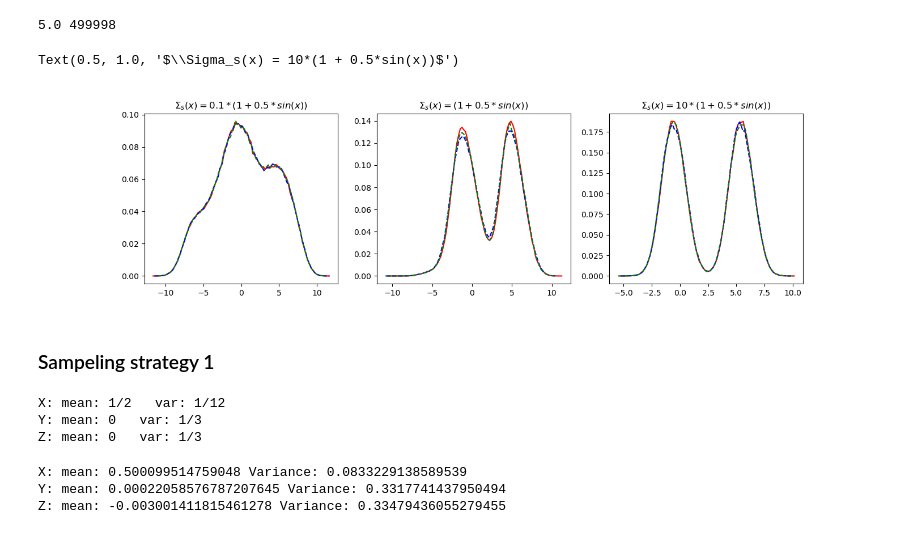
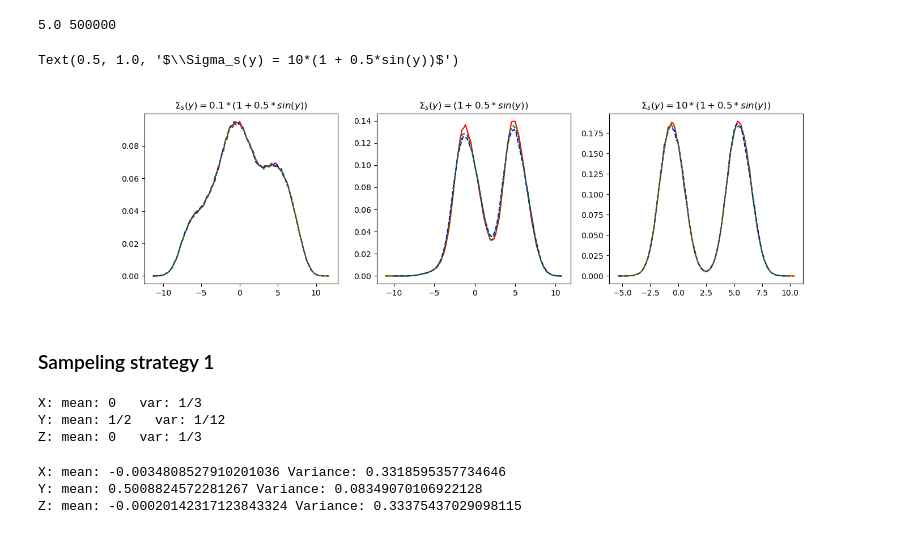
Before and after one commit to KlaasWillems/electronTransportCode, a Jupyter notebook: numericalExperiments/KDMCTest/AdvectionTest/AdvectionTest.ipynb, the cells around one changed output. Saved outputs shown, nothing was run; the diff lists cells and outputs as text; code cells hidden in the pictures.

Commit message:
fixed ds != eSource bug

```diff
--- a/numericalExperiments/KDMCTest/AdvectionTest/AdvectionTest.ipynb
+++ b/numericalExperiments/KDMCTest/AdvectionTest/AdvectionTest.ipynb
@@ -27,12 +27,12 @@ if SIM:
     simDomain = SimulationDomain(ymin, ymax, zmin, zmax, ybins, zbins, material=unitDensityMaterial)
 
     # Set up initial conditions
-    NB_PARTICLES = 20000
+    NB_PARTICLES = 5000
     eSource: float = 1.0  # dummy
     SEED: int = 4  # Random number generator seed
-    pointSourceSim = KDTestSource(minEnergy=0.0, rngSeed=SEED, eSource=eSource)
+    pointSourceSim = KDTestSource(minEnergy=0.0, rngSeed=SEED, eSource=eSource, dir='y')
 
-    scatteringRate1 = '0.1*(1 + 0.5*sin(x))'; scatteringRate2 = '(1 + 0.5*sin(x))'; scatteringRate3 = '10*(1 + 0.5*sin(x))'
+    scatteringRate1 = '0.1*(1 + 0.5*sin(y))'; scatteringRate2 = '(1 + 0.5*sin(y))'; scatteringRate3 = '10*(1 + 0.5*sin(y))'
 
     sp = 1.0
     particle1 = DiffusionTestParticlev2(Es=scatteringRate1, sp=sp)
@@ -43,16 +43,16 @@ if SIM:
     particleTracerKD1 = KDMC(particle=None, simOptions=pointSourceSim, simDomain=simDomain, dS = eSource)  # stepsize is final time!
     particleTracerKD2 = KDMC(particle=None, simOptions=pointSourceSim, simDomain=simDomain, dS = eSource/2)
 
-    TrackEndEstimatorK1 = TrackEndEstimator(simDomain, nb_particles=NB_PARTICLES, setting='x')
-    TrackEndEstimatorK2 = TrackEndEstimator(simDomain, nb_particles=NB_PARTICLES, setting='x')
-    TrackEndEstimatorK3 = TrackEndEstimator(simDomain, nb_particles=NB_PARTICLES, setting='x')
+    TrackEndEstimatorK1 = TrackEndEstimator(simDomain, nb_particles=NB_PARTICLES, setting='y')
+    TrackEndEstimatorK2 = TrackEndEstimator(simDomain, nb_particles=NB_PARTICLES, setting='y')
+    TrackEndEstimatorK3 = TrackEndEstimator(simDomain, nb_particles=NB_PARTICLES, setting='y')
 
-    TrackEndEstimatorKD1 = TrackEndEstimator(simDomain, nb_particles=NB_PARTICLES, setting='x')
-    TrackEndEstimatorKD2 = TrackEndEstimator(simDomain, nb_particles=NB_PARTICLES, setting='x')
-    TrackEndEstimatorKD3 = TrackEndEstimator(simDomain, nb_particles=NB_PARTICLES, setting='x')
-    TrackEndEstimatorKD4 = TrackEndEstimator(simDomain, nb_particles=NB_PARTICLES, setting='x')
-    TrackEndEstimatorKD5 = TrackEndEstimator(simDomain, nb_particles=NB_PARTICLES, setting='x')
-    TrackEndEstimatorKD6 = TrackEndEstimator(simDomain, nb_particles=NB_PARTICLES, setting='x')
+    TrackEndEstimatorKD1 = TrackEndEstimator(simDomain, nb_particles=NB_PARTICLES, setting='y')
+    TrackEndEstimatorKD2 = TrackEndEstimator(simDomain, nb_particles=NB_PARTICLES, setting='y')
+    TrackEndEstimatorKD3 = TrackEndEstimator(simDomain, nb_particles=NB_PARTICLES, setting='y')
+    TrackEndEstimatorKD4 = TrackEndEstimator(simDomain, nb_particles=NB_PARTICLES, setting='y')
+    TrackEndEstimatorKD5 = TrackEndEstimator(simDomain, nb_particles=NB_PARTICLES, setting='y')
+    TrackEndEstimatorKD6 = TrackEndEstimator(simDomain, nb_particles=NB_PARTICLES, setting='y')
 # %%
 if SIM:
     # Run KD particle tracer
@@ -86,40 +86,40 @@ else:
     eSource, NB_PARTICLES = pickle.load(open('data/simargv.pkl', 'rb'))
 print(eSource, NB_PARTICLES)
 # %% [output]
-5.0 499998
+5.0 500000
 # %%
 # Plotting
 k1Center, k1Data = TrackEndEstimatorK1.getDensityData()
 k2Center, k2Data = TrackEndEstimatorK2.getDensityData()
 k3Center, k3Data = TrackEndEstimatorK3.getDensityData()
 kd1Center, kd1Data = TrackEndEstimatorKD1.getDensityData()
 kd2Center, kd2Data = TrackEndEstimatorKD2.getDensityData()
 kd3Center, kd3Data = TrackEndEstimatorKD3.getDensityData()
 kd4Center, kd4Data = TrackEndEstimatorKD4.getDensityData()
 kd5Center, kd5Data = TrackEndEstimatorKD5.getDensityData()
 kd6Center, kd6Data = TrackEndEstimatorKD6.getDensityData()
 
 fig, (ax1, ax2, ax3) = plt.subplots(1, 3, figsize=(15, 3.9))
 
-scatteringRate1 = '0.1*(1 + 0.5*sin(x))'; scatteringRate2 = '(1 + 0.5*sin(x))'; scatteringRate3 = '10*(1 + 0.5*sin(x))'
+scatteringRate1 = '0.1*(1 + 0.5*sin(y))'; scatteringRate2 = '(1 + 0.5*sin(y))'; scatteringRate3 = '10*(1 + 0.5*sin(y))'
 
 ax1.plot(k1Center, k1Data, 'r')
 ax1.plot(kd1Center, kd1Data, '--b')
 ax1.plot(kd4Center, kd4Data, '--g')
-ax1.set_title(f'$\Sigma_s(x) = {scatteringRate1}$')
+ax1.set_title(f'$\Sigma_s(y) = {scatteringRate1}$')
 
 ax2.plot(k2Center, k2Data, 'r')
 ax2.plot(kd2Center, kd2Data, '--b')
 ax2.plot(kd5Center, kd5Data, '--g')
-ax2.set_title(f'$\Sigma_s(x) = {scatteringRate2}$')
+ax2.set_title(f'$\Sigma_s(y) = {scatteringRate2}$')
 
 ax3.plot(k3Center, k3Data, 'r')
 ax3.plot(kd3Center, kd3Data, '--b')
 ax3.plot(kd6Center, kd6Data, '--g')
-ax3.set_title(f'$\Sigma_s(x) = {scatteringRate3}$')
+ax3.set_title(f'$\Sigma_s(y) = {scatteringRate3}$')
 # %% [output]
-Text(0.5, 1.0, '$\\Sigma_s(x) = 10*(1 + 0.5*sin(x))$')
+Text(0.5, 1.0, '$\\Sigma_s(y) = 10*(1 + 0.5*sin(y))$')
-[figure, old version]
+[figure, new version]
 # %% [markdown]
 ### Sampeling strategy 1
 # %%
@@ -130,20 +130,20 @@ xcoor = sy.sin(theta)*sy.cos(phi)  # type: ignore
 ycoor = sy.sin(theta)*sy.sin(phi)  # type: ignore
 zcoor = sy.cos(theta)
 
-xmean = sy.integrate(xcoor*sy.sin(theta)/(2*sy.pi), (theta, 0, sy.pi), (phi, -sy.pi/2, sy.pi/2))  # type: ignore
-ymean = sy.integrate(ycoor*sy.sin(theta)/(2*sy.pi), (theta, 0, sy.pi), (phi, -sy.pi/2, sy.pi/2))  # type: ignore
-zmean = sy.integrate(zcoor*sy.sin(theta)/(2*sy.pi), (theta, 0, sy.pi), (phi, -sy.pi/2, sy.pi/2))  # type: ignore
+xmean = sy.integrate(xcoor*sy.sin(theta)/(2*sy.pi), (theta, 0, sy.pi), (phi, 0, sy.pi))  # type: ignore
+ymean = sy.integrate(ycoor*sy.sin(theta)/(2*sy.pi), (theta, 0, sy.pi), (phi, 0, sy.pi))  # type: ignore
+zmean = sy.integrate(zcoor*sy.sin(theta)/(2*sy.pi), (theta, 0, sy.pi), (phi, 0, sy.pi))  # type: ignore
 
-xvar = sy.integrate(((xcoor - xmean)**2)*sy.sin(theta)/(2*sy.pi), (theta, 0, sy.pi), (phi, -sy.pi/2, sy.pi/2))  # type: ignore
-yvar = sy.integrate(((ycoor - ymean)**2)*sy.sin(theta)/(2*sy.pi), (theta, 0, sy.pi), (phi, -sy.pi/2, sy.pi/2))  # type: ignore
-zvar = sy.integrate(((zcoor - zmean)**2)*sy.sin(theta)/(2*sy.pi), (theta, 0, sy.pi), (phi, -sy.pi/2, sy.pi/2))  # type: ignore
+xvar = sy.integrate(((xcoor - xmean)**2)*sy.sin(theta)/(2*sy.pi), (theta, 0, sy.pi), (phi, 0, sy.pi))  # type: ignore
+yvar = sy.integrate(((ycoor - ymean)**2)*sy.sin(theta)/(2*sy.pi), (theta, 0, sy.pi), (phi, 0, sy.pi))  # type: ignore
+zvar = sy.integrate(((zcoor - zmean)**2)*sy.sin(theta)/(2*sy.pi), (theta, 0, sy.pi), (phi, 0, sy.pi))  # type: ignore
 
 print(f'X: mean: {xmean}   var: {xvar}')
 print(f'Y: mean: {ymean}   var: {yvar}')
 print(f'Z: mean: {zmean}   var: {zvar}')
 # %% [output]
-X: mean: 1/2   var: 1/12
-Y: mean: 0   var: 1/3
+X: mean: 0   var: 1/3
+Y: mean: 1/2   var: 1/12
 Z: mean: 0   var: 1/3
 # %%
 # Sampeling strategy: Isotropic distribution in the x > 0 part of 3D space.
@@ -157,7 +157,7 @@ for index, sample in enumerate(range(N)):
         sint = np.sqrt(1 - cost**2)  # scatter left or right with equal probability
 
         # azimuthal scattering angle
-        phiAngle = np.random.uniform(low=-np.pi/2, high=np.pi/2)
+        phiAngle = np.random.uniform(low=0, high=np.pi)
         cosphi = np.cos(phiAngle)
         sinphi = np.sin(phiAngle)
         res[:, index] = np.array((sint*cosphi, sint*sinphi, cost), dtype=float)
@@ -166,9 +166,9 @@ print(f'X: mean: {np.mean(res[0, :])} Variance: {np.var(res[0, :])}')
 print(f'Y: mean: {np.mean(res[1, :])} Variance: {np.var(res[1, :])}')
 print(f'Z: mean: {np.mean(res[2, :])} Variance: {np.var(res[2, :])}')
 # %% [output]
-X: mean: 0.500099514759048 Variance: 0.0833229138589539
-Y: mean: 0.00022058576787207645 Variance: 0.3317741437950494
-Z: mean: -0.003001411815461278 Variance: 0.33479436055279455
+X: mean: -0.0034808527910201036 Variance: 0.3318595357734646
+Y: mean: 0.5008824572281267 Variance: 0.08349070106922128
+Z: mean: -0.00020142317123843324 Variance: 0.33375437029098115
 # %%
 # 3D plot
 if N > 1000:
```
Also changed, not shown: parts of 1 cell of this notebook, 19 other files.
